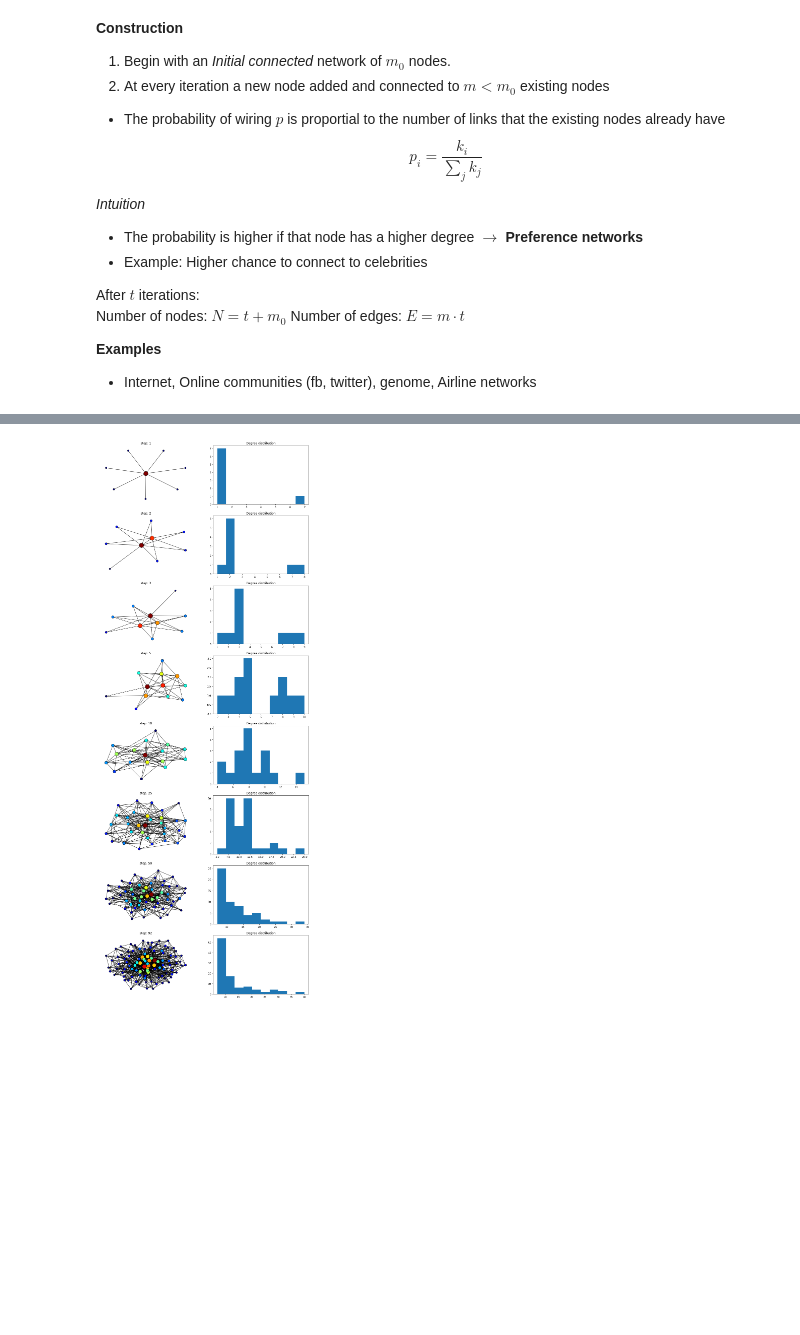
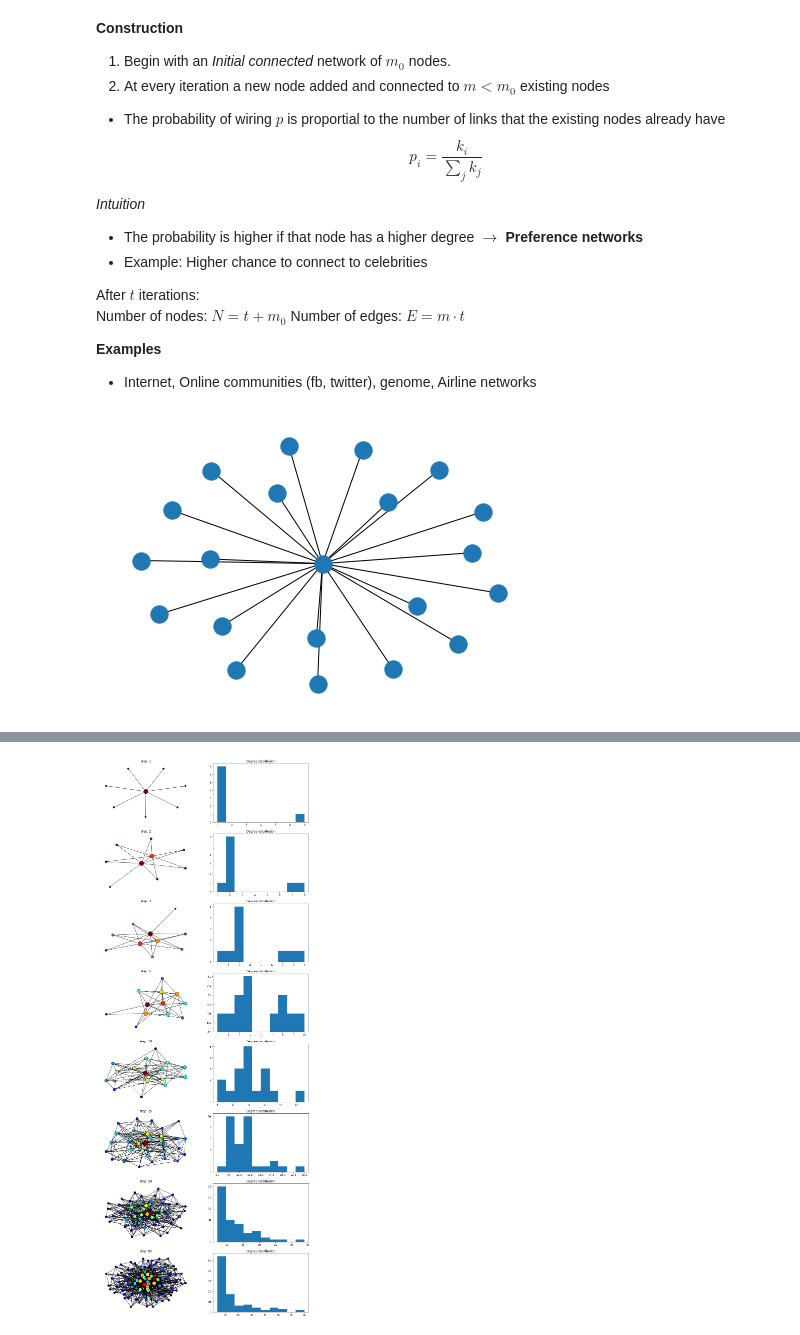
Before and after one commit to zademn/netsci-labs, a Jupyter notebook: Lab4-Small-worlds/Small_worlds.ipynb, the cells around one changed output, grey strips where cells are left out. Saved outputs shown, nothing was run; the diff lists cells and outputs as text; code cells hidden in the pictures; blank space fills up the shorter version.

```diff
--- a/Lab4-Small-worlds/Small_worlds.ipynb
+++ b/Lab4-Small-worlds/Small_worlds.ipynb
@@ -213,6 +230,10 @@ def attach(node, m, G):
     to_add = np.random.choice(node, p = ps, size = m, replace=False)
     G.add_edges_from([(node, v) for v in to_add]) # add edges
     #G.add_edges_from(zip([node] * m, to_add)) # add edges
+# %%
+nx.draw(nx.star_graph(20))
+# %% [output]
+[figure, added]
 # %%
 def barabasi_albert_graph(n: int, m: int, initial_graph = None):
     """
```
Also changed, not shown: parts of 11 cells of this notebook, 1 other file.
